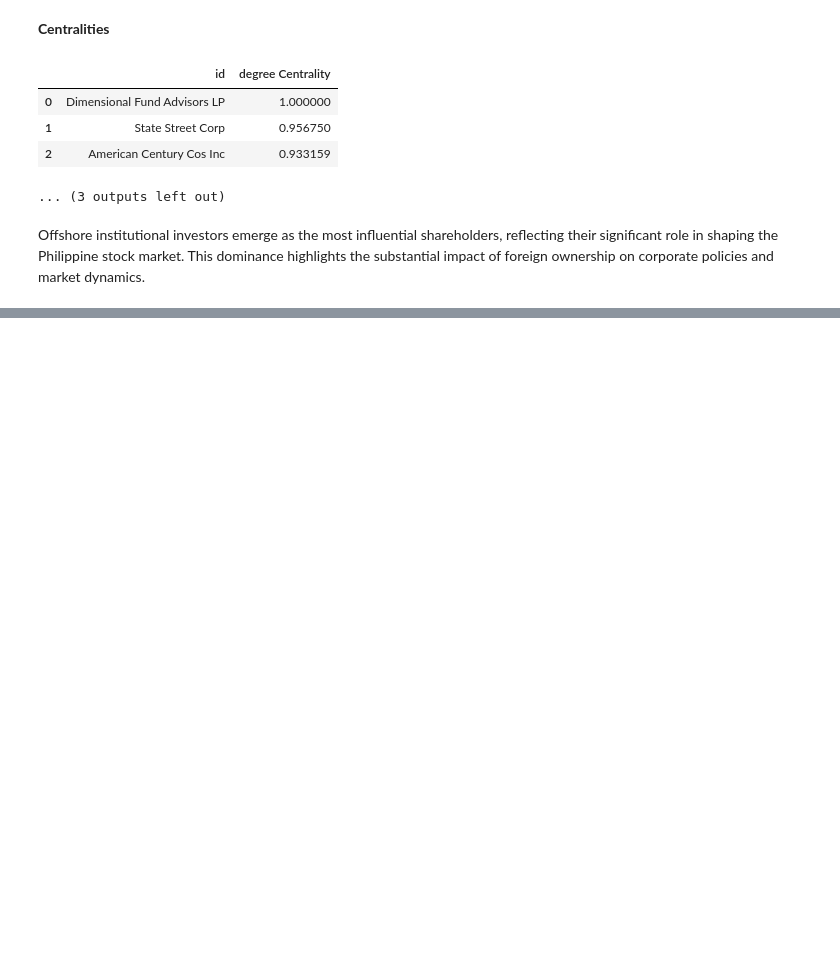
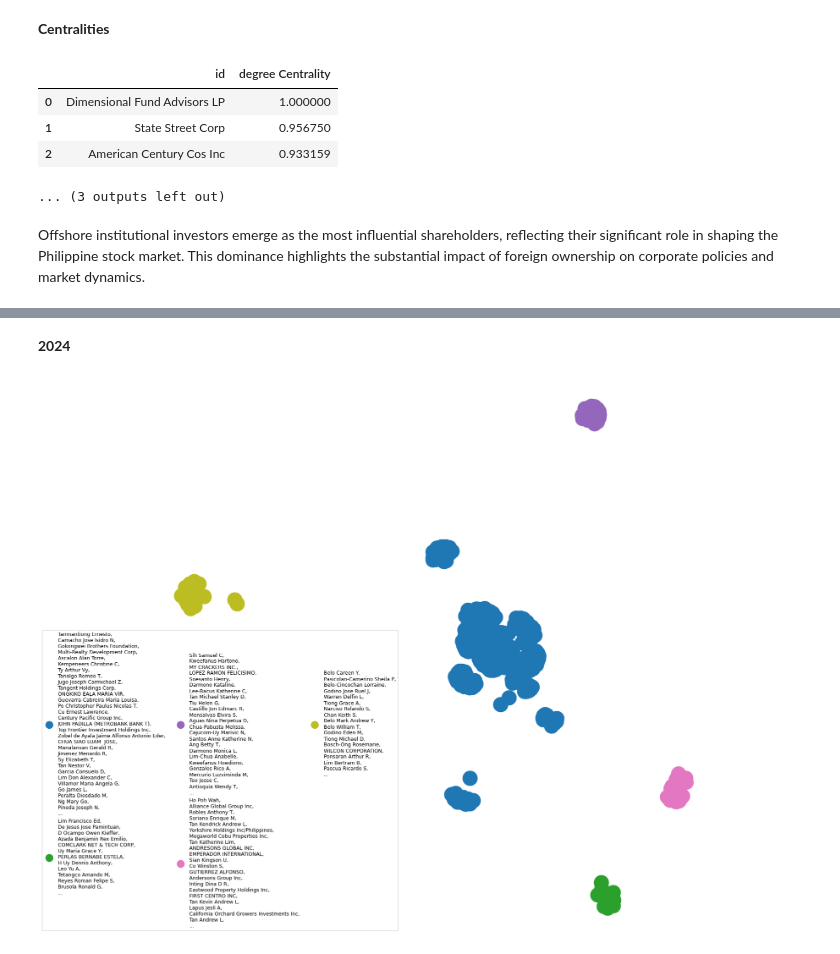
Before and after one commit to vsitucal-personal/ns_tech_report, a Jupyter notebook: Tech_Report.ipynb, the cells around one changed output, grey strips where cells are left out. Drawn from its saved outputs; the diff is of its cells as text; code cells hidden in the pictures; blank space fills up the shorter version.

```diff
--- a/Tech_Report.ipynb
+++ b/Tech_Report.ipynb
@@ -76,0 +65,6 @@ Offshore institutional investors emerge as the most influential shareholders, re
+# %%
+df, df100mn = prep_df2()
+local_ownership(df, df100mn)
+# %% [output]
+**2024**
+[figure, added]
```
Also changed, not shown: parts of 7 cells of this notebook, 3 other files.
